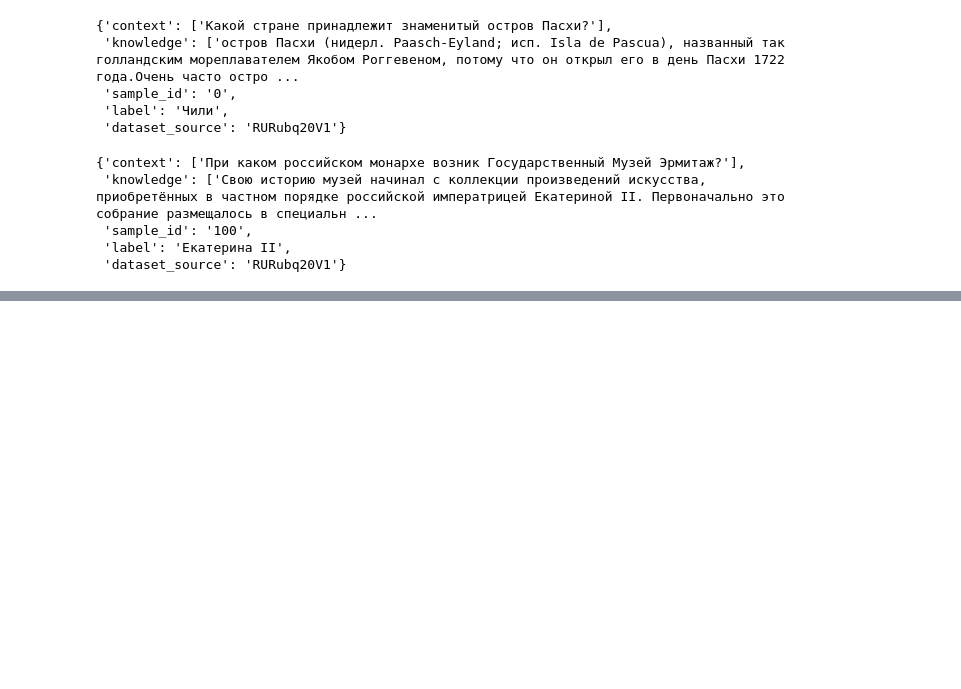
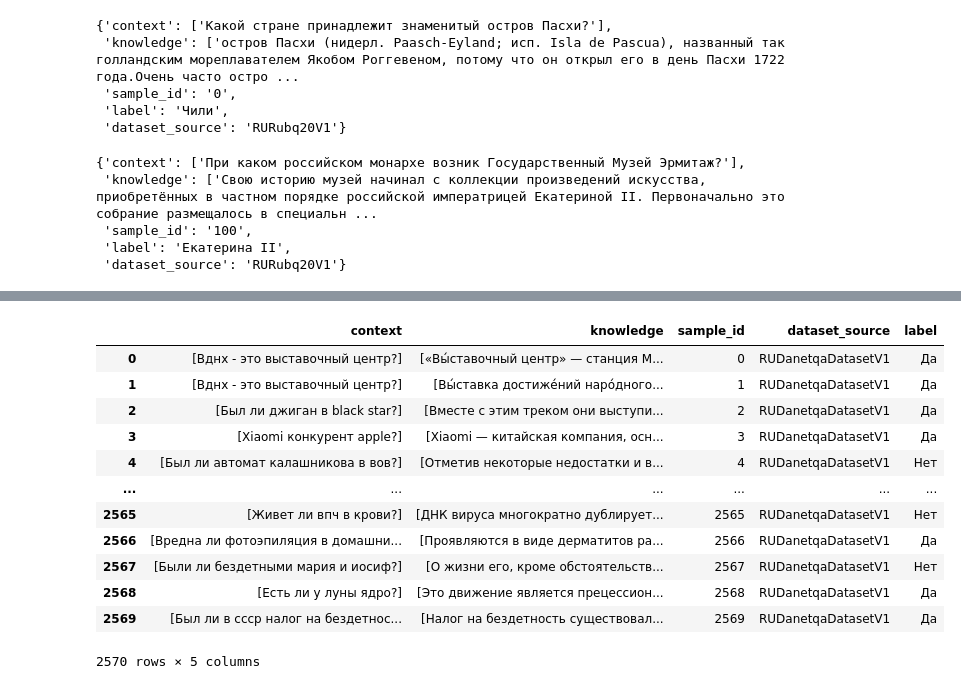
Before and after one commit to dmitrymailk/persona_bot, a Jupyter notebook: dimweb_persona_bot/sandboxes/ru_chat_bot_corpus_creation_sandbox.ipynb, the cells around one changed output, grey strips where cells are left out. Drawn from its saved outputs; the diff is of its cells as text; code cells hidden in the pictures; blank space fills up the shorter version.

```diff
--- a/dimweb_persona_bot/sandboxes/ru_chat_bot_corpus_creation_sandbox.ipynb
+++ b/dimweb_persona_bot/sandboxes/ru_chat_bot_corpus_creation_sandbox.ipynb
@@ -281,0 +346,21 @@ dataset[100]
+# %%
+from dimweb_persona_bot.dataloaders.ru_danetqa_dataloaders import RUDanetqaDatasetV1
+
+dataset = RUDanetqaDatasetV1(
+	input_dataset_path='./datasets/da_net_qa/da_net_qa.csv'
+)
+dataset.to_pandas()
+# %% [output]
+|  | context | knowledge | sample_id | dataset_source | label |
+| 0 | [Вднх - это выставочный центр?] | [«Вы́ставочный центр» — станция М... | 0 | RUDanetqaDatasetV1 | Да |
+| 1 | [Вднх - это выставочный центр?] | [Вы́ставка достиже́ний наро́дного... | 1 | RUDanetqaDatasetV1 | Да |
+| 2 | [Был ли джиган в black star?] | [Вместе с этим треком они выступи... | 2 | RUDanetqaDatasetV1 | Да |
+| 3 | [Xiaomi конкурент apple?] | [Xiaomi — китайская компания, осн... | 3 | RUDanetqaDatasetV1 | Да |
+| 4 | [Был ли автомат калашникова в вов?] | [Отметив некоторые недостатки и в... | 4 | RUDanetqaDatasetV1 | Нет |
+| ... | ... | ... | ... | ... | ... |
+| 2565 | [Живет ли впч в крови?] | [ДНК вируса многократно дублирует... | 2565 | RUDanetqaDatasetV1 | Нет |
+| 2566 | [Вредна ли фотоэпиляция в домашни... | [Проявляются в виде дерматитов ра... | 2566 | RUDanetqaDatasetV1 | Да |
+| 2567 | [Были ли бездетными мария и иосиф?] | [О жизни его, кроме обстоятельств... | 2567 | RUDanetqaDatasetV1 | Нет |
+| 2568 | [Есть ли у луны ядро?] | [Это движение является прецессион... | 2568 | RUDanetqaDatasetV1 | Да |
+| 2569 | [Был ли в ссср налог на бездетнос... | [Налог на бездетность существовал... | 2569 | RUDanetqaDatasetV1 | Да |
+2570 rows × 5 columns
```
Also changed, not shown: parts of 7 cells of this notebook, 4 other files.
